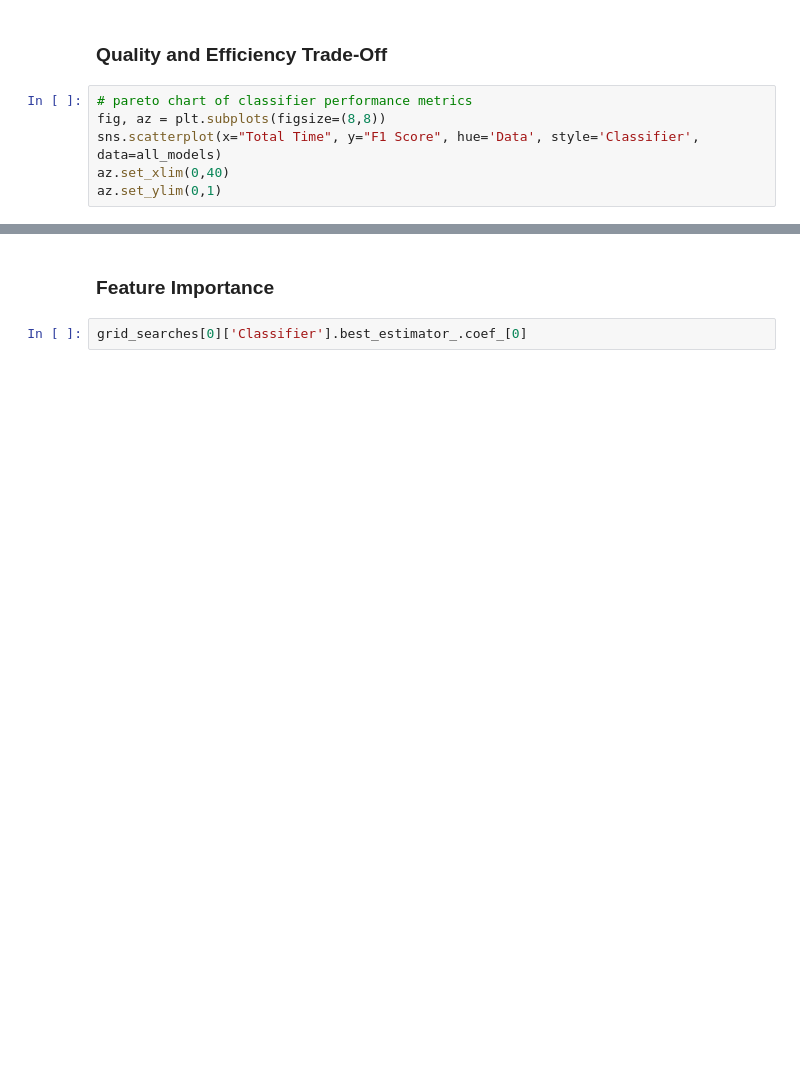
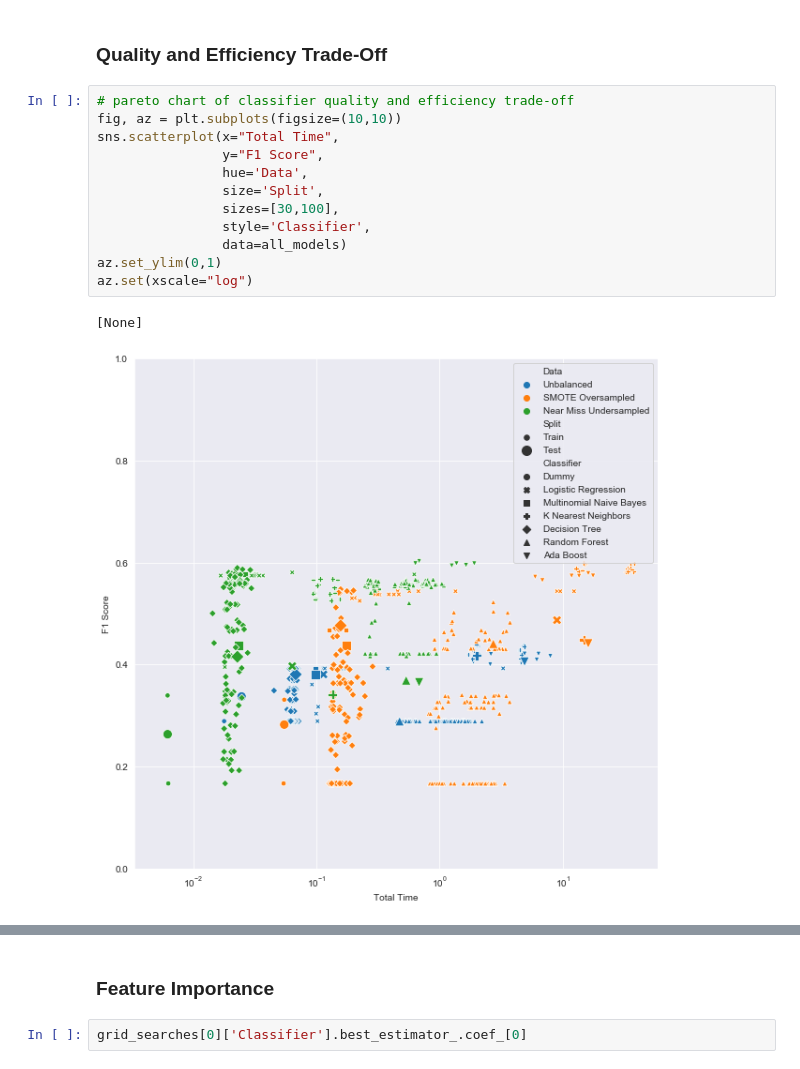
Before and after one commit to acdick/endangered_species_classification, a Jupyter notebook: Source/07_Interpretation.ipynb, the cells around one changed output, grey strips where cells are left out. Saved outputs shown, nothing was run; the diff lists cells and outputs as text; blank space fills up the shorter version.

```diff
--- a/Source/07_Interpretation.ipynb
+++ b/Source/07_Interpretation.ipynb
@@ -186,8 +191,17 @@ az.set_ylim(0,40)
 # %% [markdown]
 ### Quality and Efficiency Trade-Off
 # %%
-# pareto chart of classifier performance metrics
-fig, az = plt.subplots(figsize=(8,8))
-sns.scatterplot(x="Total Time", y="F1 Score", hue='Data', style='Classifier', data=all_models)
-az.set_xlim(0,40)
+# pareto chart of classifier quality and efficiency trade-off
+fig, az = plt.subplots(figsize=(10,10))
+sns.scatterplot(x="Total Time",
+                y="F1 Score",
+                hue='Data',
+                size='Split',
+                sizes=[30,100],
+                style='Classifier',
+                data=all_models)
 az.set_ylim(0,1)
+az.set(xscale="log")
+# %% [output]
+[None]
+[figure, added]
```
Also changed, not shown: parts of 9 cells of this notebook, 3 other files.
